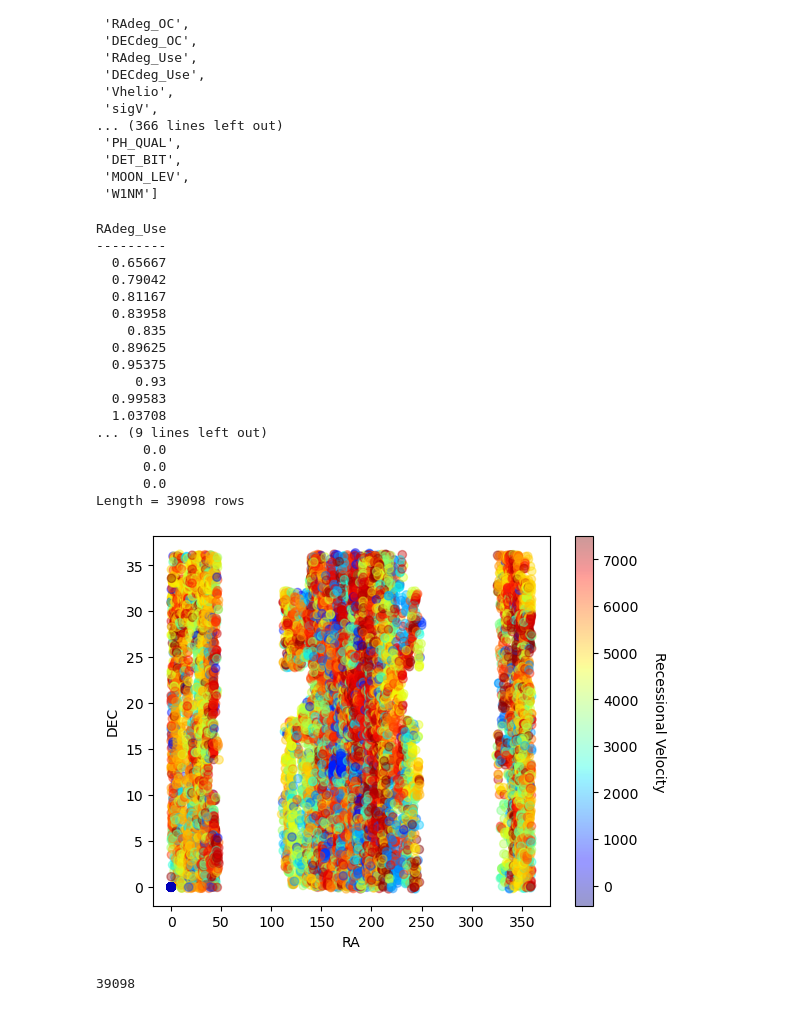
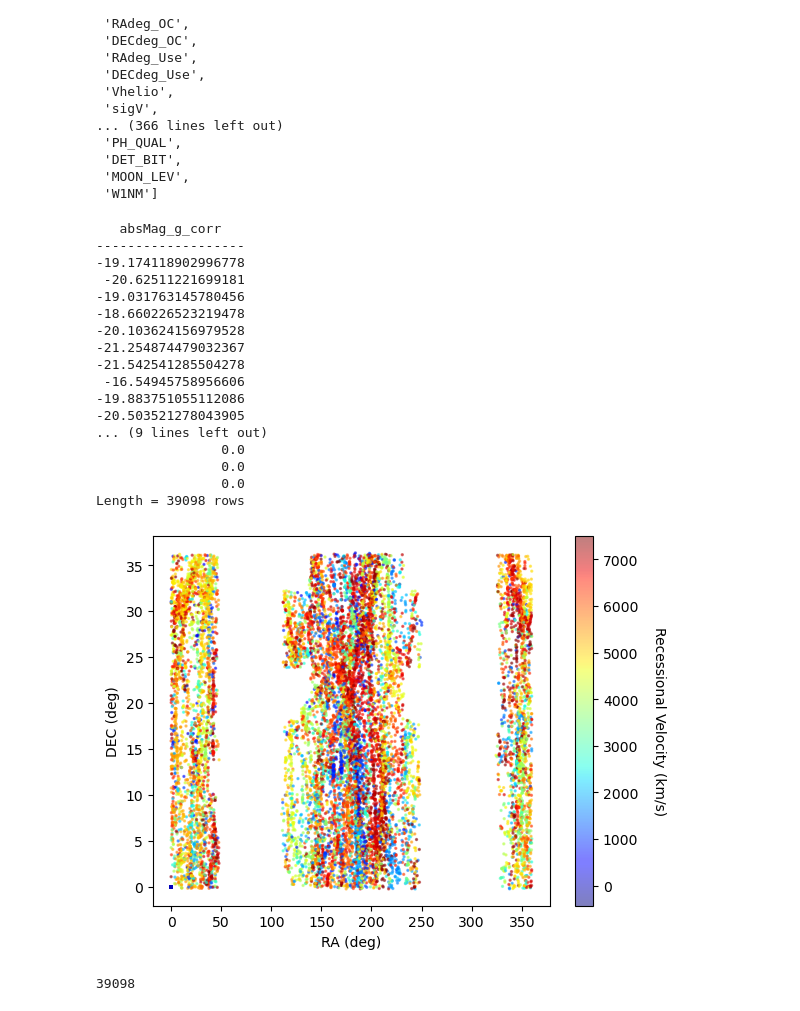
Before and after one commit to EvanBarkus/WISESize_Project, a Jupyter notebook: NSF_Figure.ipynb, the cells around one changed output. Saved outputs shown, nothing was run; the diff lists cells and outputs as text; code cells hidden in the pictures.

Commit message:
First attempt to recreate the figure from the proposal

```diff
--- a/NSF_Figure.ipynb
+++ b/NSF_Figure.ipynb
@@ -53,38 +54,41 @@ cosmos.colnames
  'MOON_LEV',
  'W1NM']
 # %%
-print(cosmos['RAdeg_Use'])
+#print(cosmos['RAdeg_Use'])
+#print(cosmos['MASS'])
+#print(cosmos['absMag_i'])
+print(cosmos['absMag_g_corr']) #- cosmos['absMag_i_corr'])
 # %% [output]
-RAdeg_Use
----------
-  0.65667
-  0.79042
-  0.81167
-  0.83958
-    0.835
-  0.89625
-  0.95375
-     0.93
-  0.99583
-  1.03708
+   absMag_g_corr
+-------------------
+-19.174118902996778
+ -20.62511221699181
+-19.031763145780456
+-18.660226523219478
+-20.103624156979528
+-21.254874479032367
+-21.542541285504278
+ -16.54945758956606
+-19.883751055112086
+-20.503521278043905
 ... (9 lines left out)
-      0.0
-      0.0
-      0.0
+                0.0
+                0.0
+                0.0
 Length = 39098 rows
 # %%
 #selection= (cosmos['Vhelio']) & (cosmos['RAdeg_Use']) & (cosmos['DECdeg_Use'])
 
 ra = cosmos['RAdeg_Use']
 dec = cosmos['DECdeg_Use']
 ccode = cosmos['Vhelio']
 
-plt.scatter(ra,dec,c=ccode,cmap='jet',alpha=0.4)
-plt.xlabel('RA')
-plt.ylabel('DEC')
+plt.scatter(ra,dec,c=ccode,cmap='jet',alpha=0.5,s=2)
+plt.xlabel('RA (deg)')
+plt.ylabel('DEC (deg)')
 #plt.xlim(100,270)
 cbar = plt.colorbar() # Adds a colorbar
-cbar.set_label('Recessional Velocity',rotation=270,labelpad=20)
+cbar.set_label('Recessional Velocity (km/s)',rotation=270,labelpad=20)
 # %% [output]
-[figure, old version]
+[figure, new version]
 # %%
```
Also changed, not shown: parts of 12 cells of this notebook.
